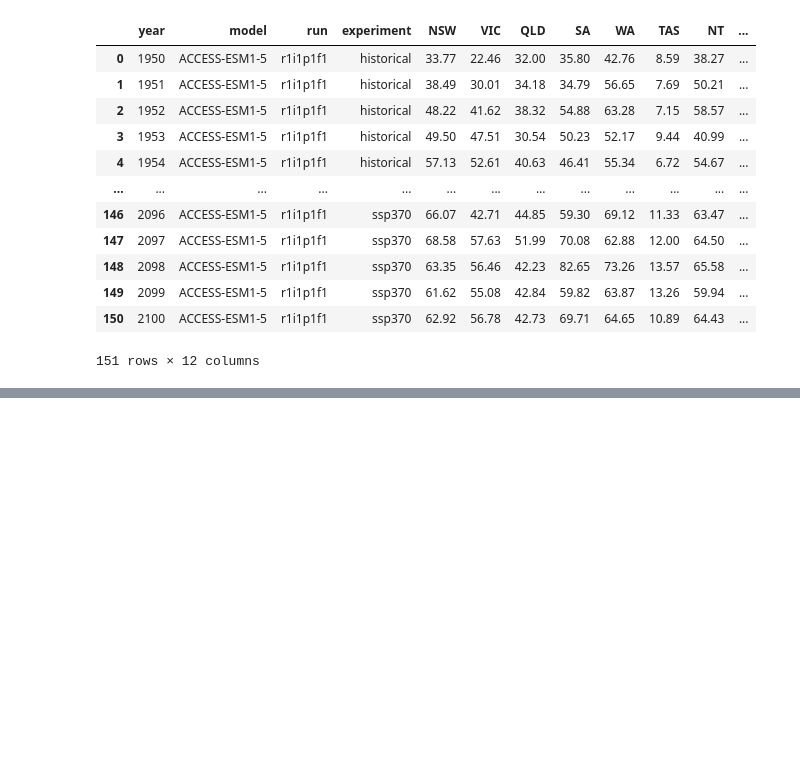
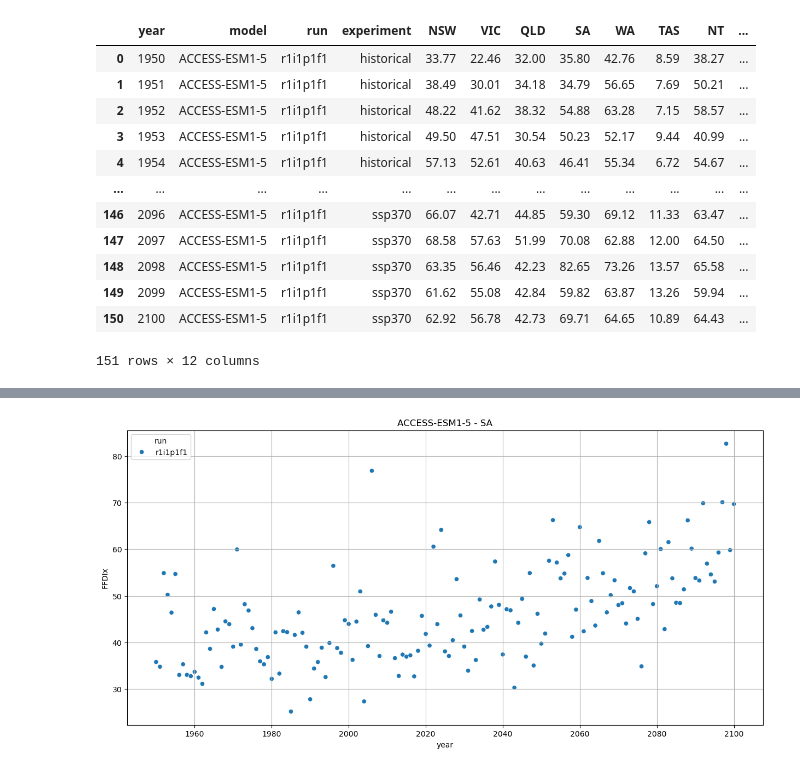
Before and after one commit to DamienIrving/treasury, a Jupyter notebook: ffdi_quick_plot.ipynb, the cells around one changed output, grey strips where cells are left out. Drawn from its saved outputs; the diff is of its cells as text; code cells hidden in the pictures; blank space fills up the shorter version.

```diff
--- a/ffdi_quick_plot.ipynb
+++ b/ffdi_quick_plot.ipynb
@@ -37,0 +74,4 @@ plt.show()
+# %%
+plot_location('FFDIx', 'ACCESS-ESM1-5', 'SA')
+# %% [output]
+[figure, added]
```
Also changed, not shown: parts of 8 cells of this notebook, 2 other files.
